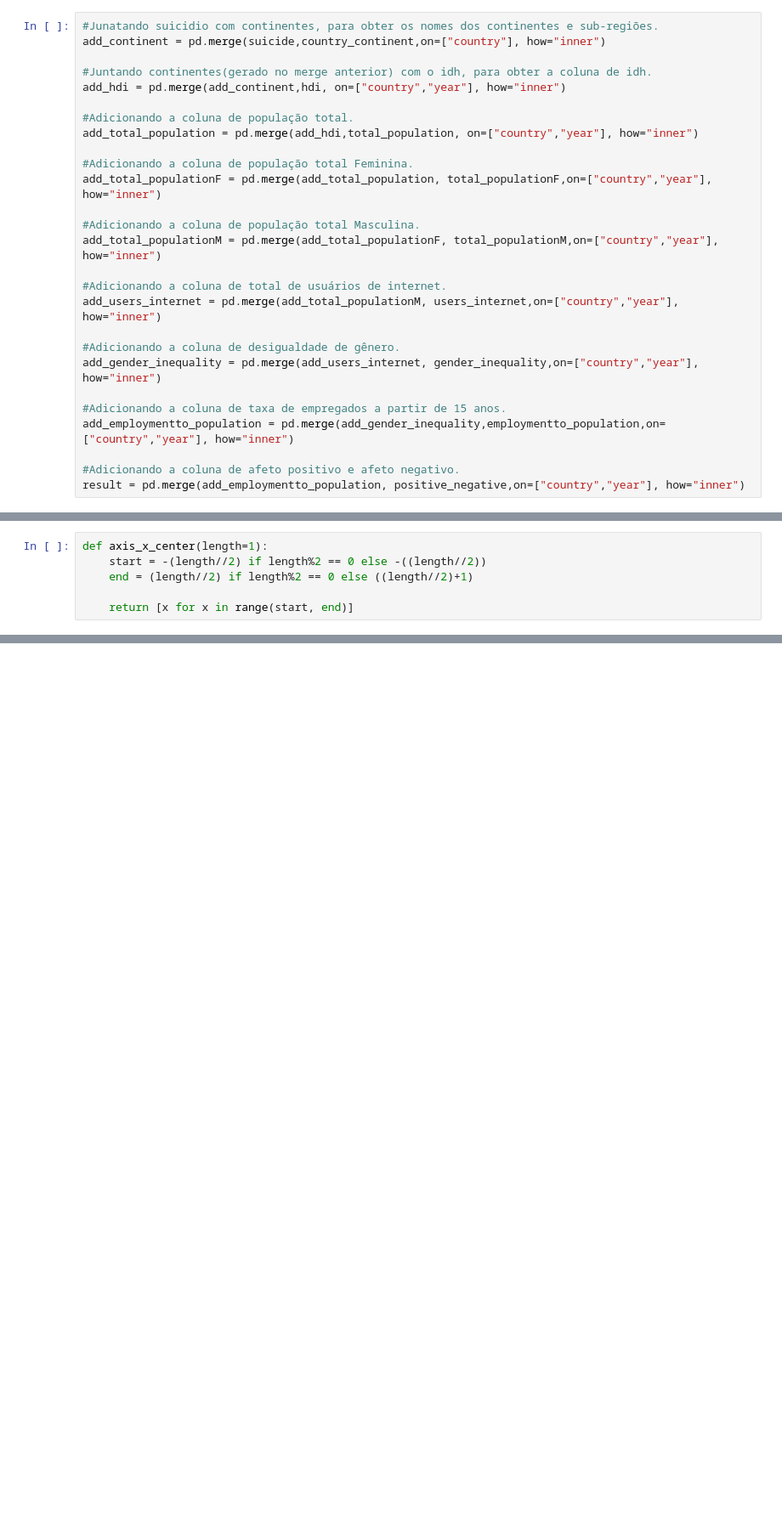
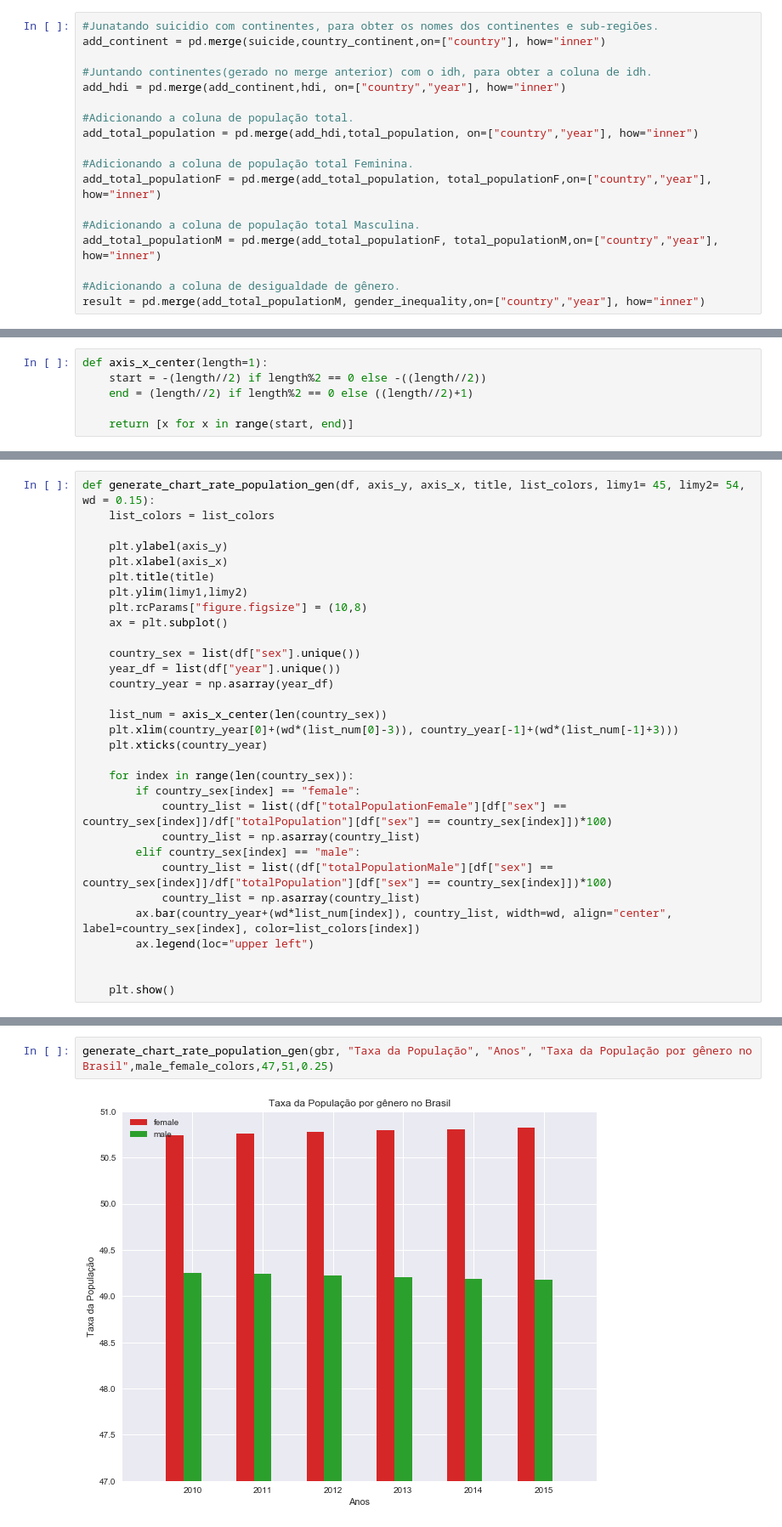
Before and after one commit to Eudess/suicide-data-science, a Jupyter notebook: Entrega 03/suicide_analytics.ipynb, the cells around one changed output, grey strips where cells are left out. Shown at 85% size. Cells and saved outputs as stored; diff of their text form; blank space fills up the shorter version.

```diff
--- a/Entrega 03/suicide_analytics.ipynb
+++ b/Entrega 03/suicide_analytics.ipynb
@@ -105,17 +95,8 @@ add_total_populationF = pd.merge(add_total_population, total_populationF,on=["co
 #Adicionando a coluna de população total Masculina.
 add_total_populationM = pd.merge(add_total_populationF, total_populationM,on=["country","year"], how="inner")
 
-#Adicionando a coluna de total de usuários de internet.
-add_users_internet = pd.merge(add_total_populationM, users_internet,on=["country","year"], how="inner")
-
 #Adicionando a coluna de desigualdade de gênero.
-add_gender_inequality = pd.merge(add_users_internet, gender_inequality,on=["country","year"], how="inner")
-
-#Adicionando a coluna de taxa de empregados a partir de 15 anos.
-add_employmentto_population = pd.merge(add_gender_inequality,employmentto_population,on=["country","year"], how="inner")
-
-#Adicionando a coluna de afeto positivo e afeto negativo.
-result = pd.merge(add_employmentto_population, positive_negative,on=["country","year"], how="inner")
+result = pd.merge(add_total_populationM, gender_inequality,on=["country","year"], how="inner")
 # %%
 #America
 mexico= result[(result["country"] == "Mexico") & (result["year"] > 2005)]
@@ -891,0 +548,31 @@ generate_growth_pop_age_barh(sweden_age_75, 'year', 'populationFemaleTaxa', 'pop
+# %%
+def generate_chart_rate_population_gen(df, axis_y, axis_x, title, list_colors, limy1= 45, limy2= 54, wd = 0.15):
+    list_colors = list_colors
+
+    plt.ylabel(axis_y)
+    plt.xlabel(axis_x)
+    plt.title(title)
+    plt.ylim(limy1,limy2)
+    plt.rcParams["figure.figsize"] = (10,8)
+    ax = plt.subplot()
+
+    country_sex = list(df["sex"].unique())
+    year_df = list(df["year"].unique())
+    country_year = np.asarray(year_df)
+
+    list_num = axis_x_center(len(country_sex))
+    plt.xlim(country_year[0]+(wd*(list_num[0]-3)), country_year[-1]+(wd*(list_num[-1]+3)))
+    plt.xticks(country_year)
+
+    for index in range(len(country_sex)):
+        if country_sex[index] == "female":
+            country_list = list((df["totalPopulationFemale"][df["sex"] == country_sex[index]]/df["totalPopulation"][df["sex"] == country_sex[index]])*100)
+            country_list = np.asarray(country_list)
+        elif country_sex[index] == "male":
+            country_list = list((df["totalPopulationMale"][df["sex"] == country_sex[index]]/df["totalPopulation"][df["sex"] == country_sex[index]])*100)
+            country_list = np.asarray(country_list)
+        ax.bar(country_year+(wd*list_num[index]), country_list, width=wd, align="center", label=country_sex[index], color=list_colors[index])
+        ax.legend(loc="upper left")
+
+
+    plt.show()
@@ -891,0 +583,4 @@ generate_growth_pop_age_barh(sweden_age_75, 'year', 'populationFemaleTaxa', 'pop
+# %%
+generate_chart_rate_population_gen(gbr, "Taxa da População", "Anos", "Taxa da População por gênero no Brasil",male_female_colors,47,51,0.25)
+# %% [output]
+[figure, added]
```
Also changed, not shown: parts of 156 cells of this notebook, 2 other files.
